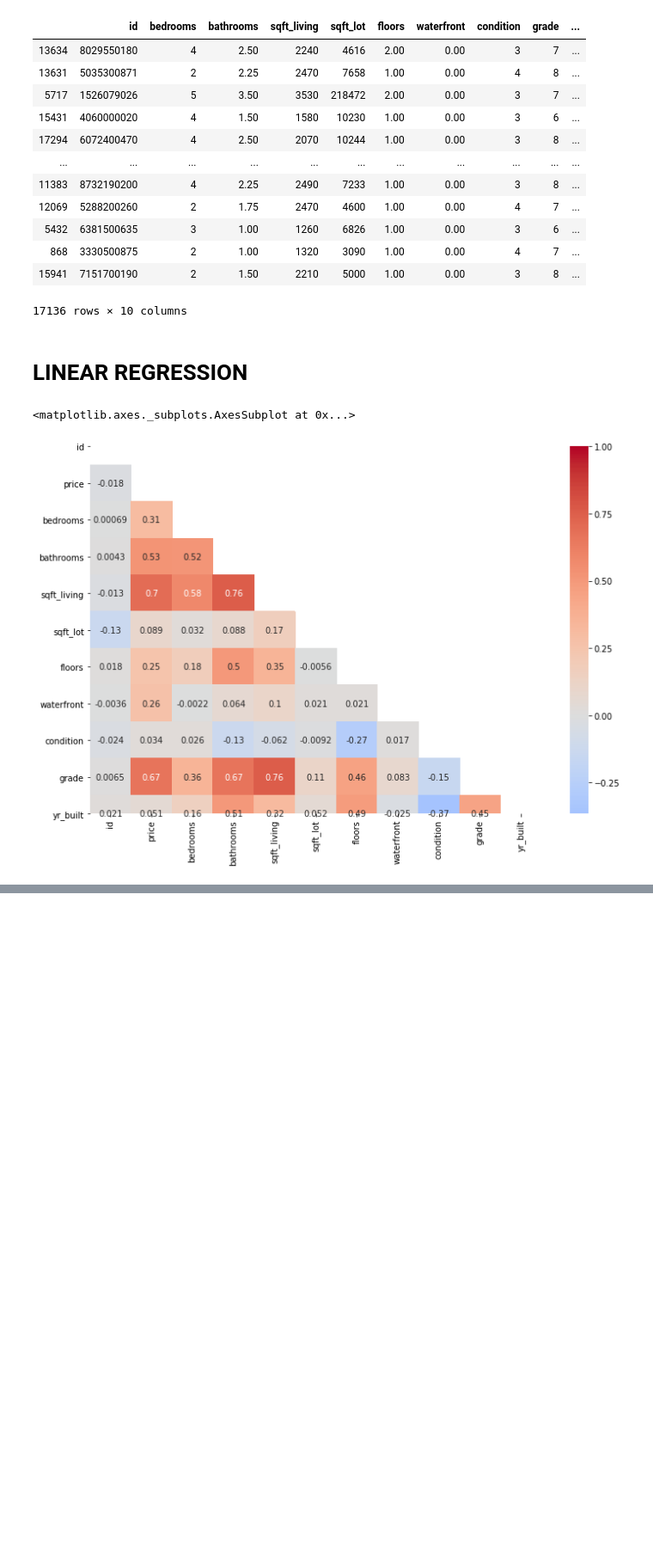
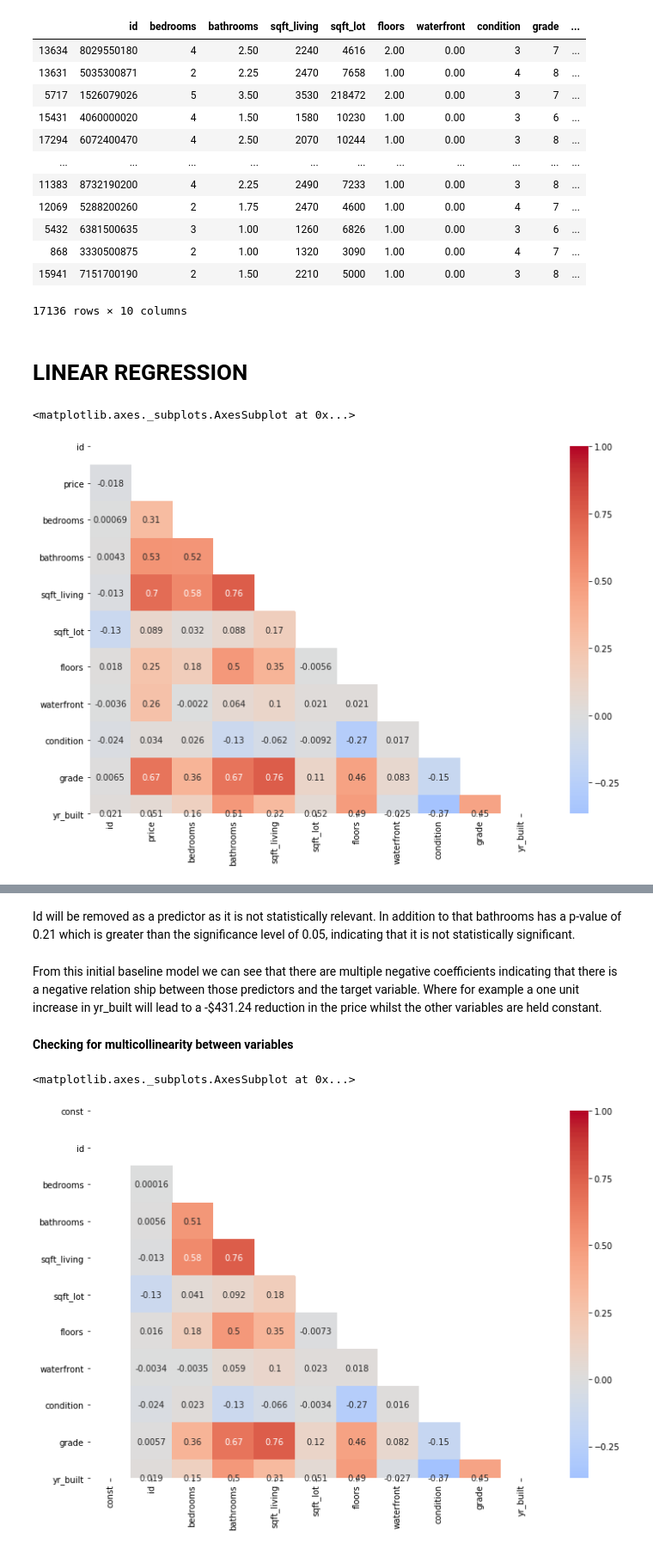
Before and after one commit to IsabelJoseph101/housing_price_predictor, a Jupyter notebook: kc_nb.ipynb, the cells around one changed output, grey strips where cells are left out. Shown: that part at 86% size. Drawn from its saved outputs; the diff is of its cells as text; code cells hidden in the pictures; blank space fills up the shorter version.

```diff
--- a/kc_nb.ipynb
+++ b/kc_nb.ipynb
@@ -522,0 +524,14 @@ lin_reg.score(X_test,y_test)
+# %% [markdown]
+Id will be removed as a predictor as it is not statistically relevant. In addition to that bathrooms has a p-value of 0.21 which is greater than the significance level of 0.05, indicating that it is not statistically significant.
+# %% [markdown]
+From this initial baseline model we can see that there are multiple negative coefficients indicating that there is a negative relation ship between those predictors and the target variable. Where for example a one unit increase in yr_built will lead to a -$431.24 reduction in the price whilst the other variables are held constant.
+# %% [markdown]
+<b>Checking for multicollinearity between variables
+# %%
+#correlation heatmap with predictor variables to check if they correlate with each other
+plt.figure(figsize=(12,8))
+matrix = np.triu(X.corr())
+sns.heatmap(X.corr(), annot = True,center= 0, cmap= 'coolwarm',mask=matrix)
+# %% [output]
+<matplotlib.axes._subplots.AxesSubplot at 0x...>
+[figure, added]
```
Also changed, not shown: parts of 41 cells of this notebook.
